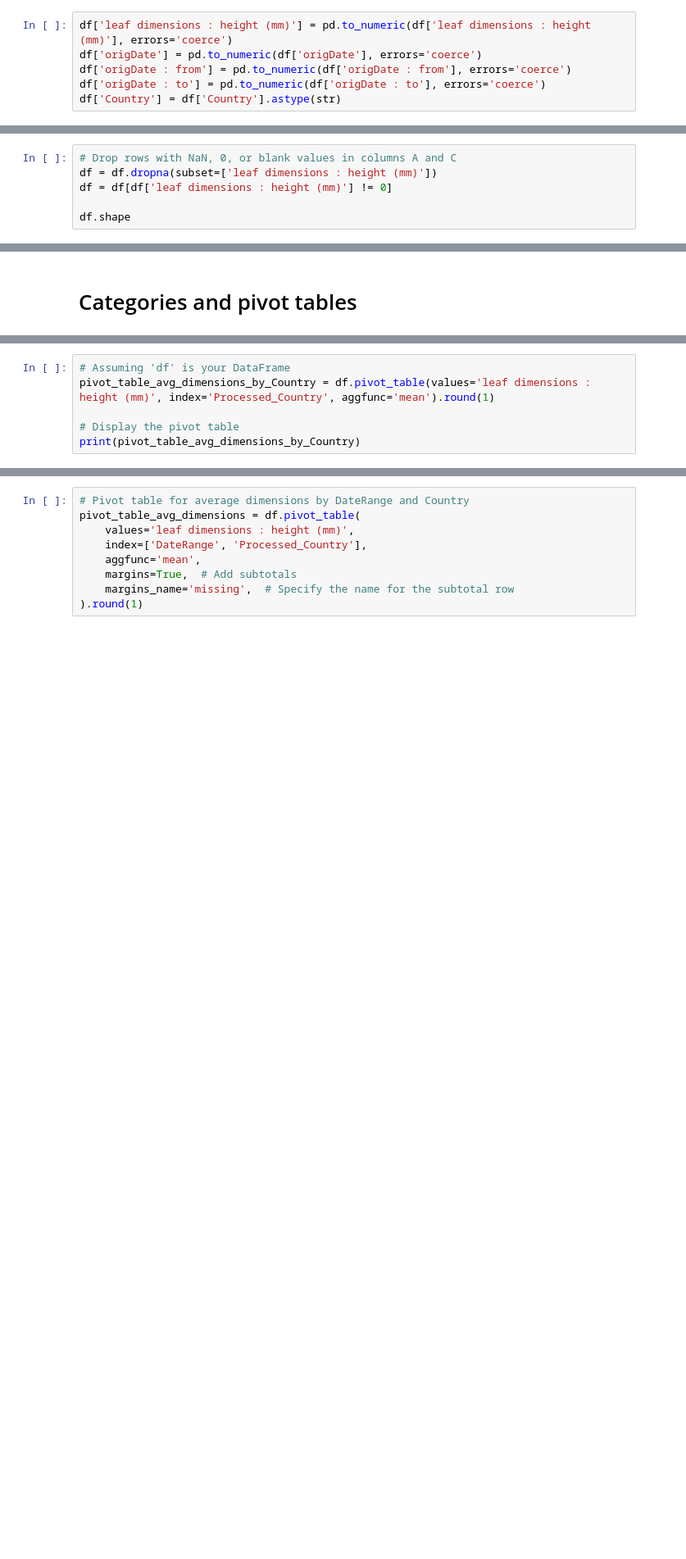
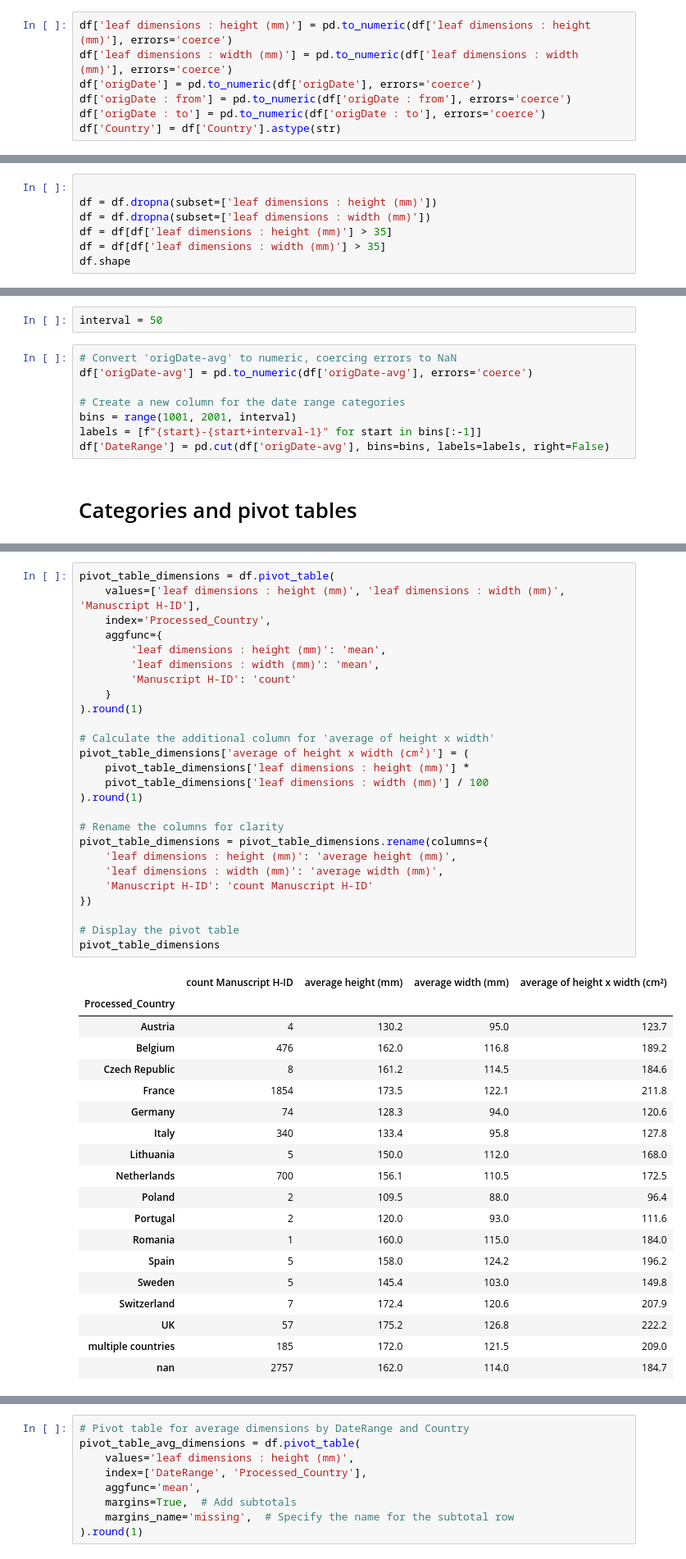
Before and after one commit to oriflamms/LivreQuanti2025, a Jupyter notebook: DataModelling/Zeit-Raum-Dimensionen-Deutschland.ipynb, the cells around one changed output, grey strips where cells are left out. Shown: that part at 82% size. Cells and saved outputs as stored; diff of their text form; blank space fills up the shorter version.

```diff
--- a/DataModelling/Zeit-Raum-Dimensionen-Deutschland.ipynb
+++ b/DataModelling/Zeit-Raum-Dimensionen-Deutschland.ipynb
@@ -55,5 +92,6 @@ df.head()
 # %%
 df['leaf dimensions : height (mm)'] = pd.to_numeric(df['leaf dimensions : height (mm)'], errors='coerce')
+df['leaf dimensions : width (mm)'] = pd.to_numeric(df['leaf dimensions : width (mm)'], errors='coerce')
 df['origDate'] = pd.to_numeric(df['origDate'], errors='coerce')
 df['origDate : from'] = pd.to_numeric(df['origDate : from'], errors='coerce')
 df['origDate : to'] = pd.to_numeric(df['origDate : to'], errors='coerce')
@@ -89,6 +129,7 @@ Convert data to numeric if needed. Reduce scope.
 # %%
-# Drop rows with NaN, 0, or blank values in columns A and C
+
 df = df.dropna(subset=['leaf dimensions : height (mm)'])
-df = df[df['leaf dimensions : height (mm)'] != 0]
-
+df = df.dropna(subset=['leaf dimensions : width (mm)'])
+df = df[df['leaf dimensions : height (mm)'] > 35]
+df = df[df['leaf dimensions : width (mm)'] > 35]
 df.shape
@@ -109,3 +162,13 @@ df['Processed_Country'] = df['Country'].apply(process_country)
+# %%
+interval = 50
+# %%
+# Convert 'origDate-avg' to numeric, coercing errors to NaN
+df['origDate-avg'] = pd.to_numeric(df['origDate-avg'], errors='coerce')
+
+# Create a new column for the date range categories
+bins = range(1001, 2001, interval)
+labels = [f"{start}-{start+interval-1}" for start in bins[:-1]]
+df['DateRange'] = pd.cut(df['origDate-avg'], bins=bins, labels=labels, right=False)
 # %% [markdown]
 # Categories and pivot tables
 # %% [markdown]
@@ -113,6 +176,46 @@ df['Processed_Country'] = df['Country'].apply(process_country)
 # %%
-# Assuming 'df' is your DataFrame
-pivot_table_avg_dimensions_by_Country = df.pivot_table(values='leaf dimensions : height (mm)', index='Processed_Country', aggfunc='mean').round(1)
+pivot_table_dimensions = df.pivot_table(
+    values=['leaf dimensions : height (mm)', 'leaf dimensions : width (mm)', 'Manuscript H-ID'],
+    index='Processed_Country',
+    aggfunc={
+        'leaf dimensions : height (mm)': 'mean',
+        'leaf dimensions : width (mm)': 'mean',
+        'Manuscript H-ID': 'count'
+    }
+).round(1)
+
+# Calculate the additional column for 'average of height x width'
+pivot_table_dimensions['average of height x width (cm²)'] = (
+    pivot_table_dimensions['leaf dimensions : height (mm)'] *
+    pivot_table_dimensions['leaf dimensions : width (mm)'] / 100
+).round(1)
+
+# Rename the columns for clarity
+pivot_table_dimensions = pivot_table_dimensions.rename(columns={
+    'leaf dimensions : height (mm)': 'average height (mm)',
+    'leaf dimensions : width (mm)': 'average width (mm)',
+    'Manuscript H-ID': 'count Manuscript H-ID'
+})
 
 # Display the pivot table
-print(pivot_table_avg_dimensions_by_Country)
+pivot_table_dimensions
+# %% [output]
+|  | count Manuscript H-ID | average height (mm) | average width (mm) | average of height x width (cm²) |
+| Processed_Country |  |  |  |  |
+| Austria | 4 | 130.2 | 95.0 | 123.7 |
+| Belgium | 476 | 162.0 | 116.8 | 189.2 |
+| Czech Republic | 8 | 161.2 | 114.5 | 184.6 |
+| France | 1854 | 173.5 | 122.1 | 211.8 |
+| Germany | 74 | 128.3 | 94.0 | 120.6 |
+| Italy | 340 | 133.4 | 95.8 | 127.8 |
+| Lithuania | 5 | 150.0 | 112.0 | 168.0 |
+| Netherlands | 700 | 156.1 | 110.5 | 172.5 |
+| Poland | 2 | 109.5 | 88.0 | 96.4 |
+| Portugal | 2 | 120.0 | 93.0 | 111.6 |
+| Romania | 1 | 160.0 | 115.0 | 184.0 |
+| Spain | 5 | 158.0 | 124.2 | 196.2 |
+| Sweden | 5 | 145.4 | 103.0 | 149.8 |
+| Switzerland | 7 | 172.4 | 120.6 | 207.9 |
+| UK | 57 | 175.2 | 126.8 | 222.2 |
+| multiple countries | 185 | 172.0 | 121.5 | 209.0 |
+| nan | 2757 | 162.0 | 114.0 | 184.7 |
```
Also changed, not shown: parts of 31 cells of this notebook.
